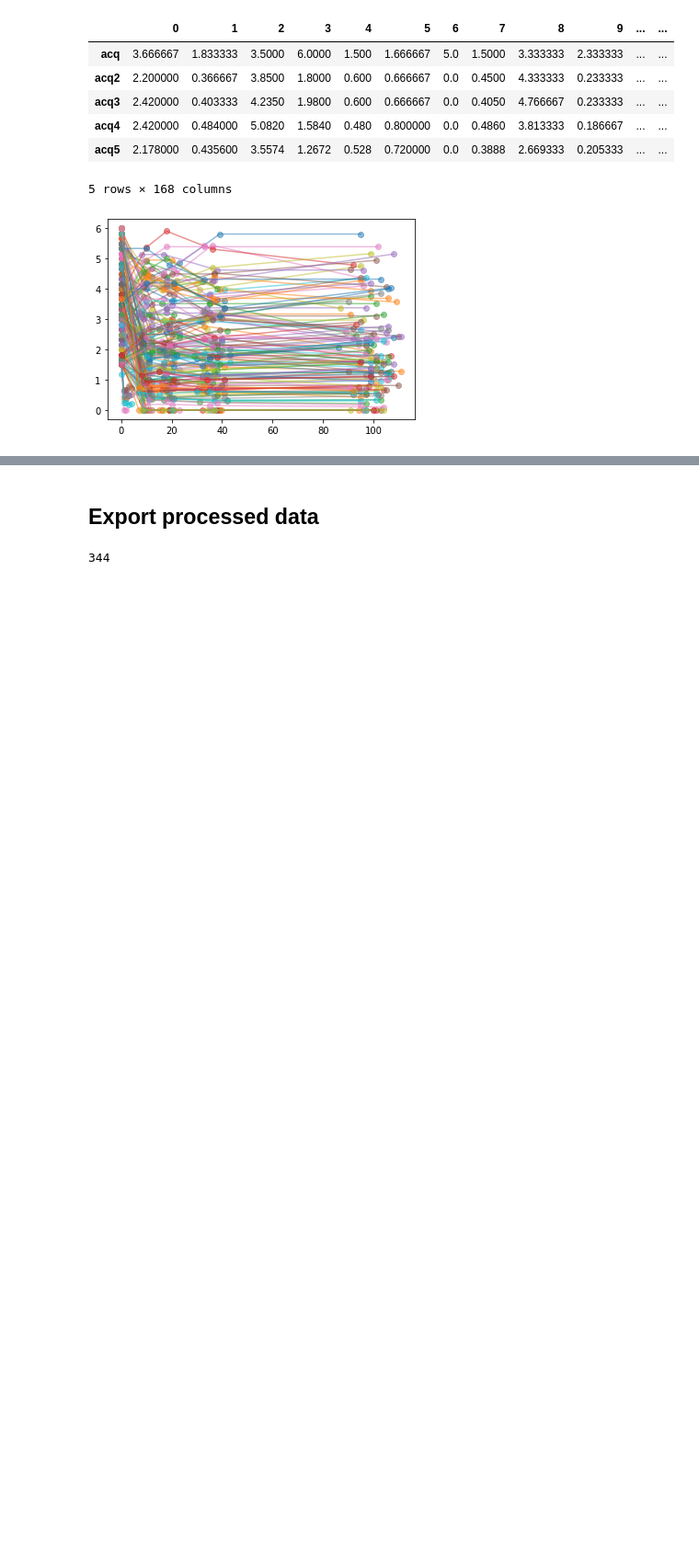
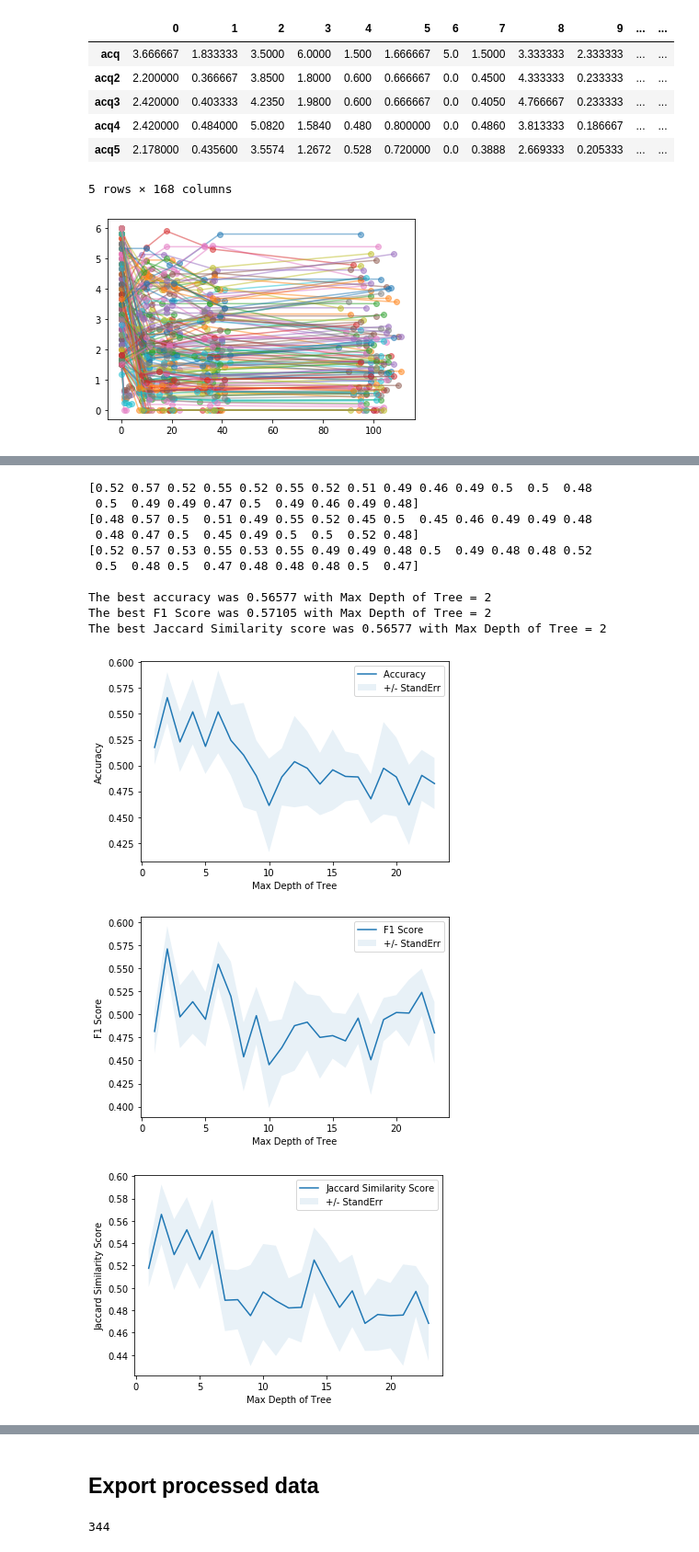
Before and after one commit to dashapyly/octagon-data-science-competition, a Jupyter notebook: notebooks/data-challenge.ipynb, the cells around one changed output, grey strips where cells are left out. Shown at 92% size. Drawn from its saved outputs; the diff is of its cells as text; code cells hidden in the pictures; blank space fills up the shorter version.

```diff
--- a/notebooks/data-challenge.ipynb
+++ b/notebooks/data-challenge.ipynb
@@ -424,0 +562,16 @@ data_inrange
+# %%
+test_param_DT('Max Depth of Tree', 'entropy', "balanced")
+# %% [output]
+[0.52 0.57 0.52 0.55 0.52 0.55 0.52 0.51 0.49 0.46 0.49 0.5  0.5  0.48
+ 0.5  0.49 0.49 0.47 0.5  0.49 0.46 0.49 0.48]
+[0.48 0.57 0.5  0.51 0.49 0.55 0.52 0.45 0.5  0.45 0.46 0.49 0.49 0.48
+ 0.48 0.47 0.5  0.45 0.49 0.5  0.5  0.52 0.48]
+[0.52 0.57 0.53 0.55 0.53 0.55 0.49 0.49 0.48 0.5  0.49 0.48 0.48 0.52
+ 0.5  0.48 0.5  0.47 0.48 0.48 0.48 0.5  0.47]
+
+The best accuracy was 0.56577 with Max Depth of Tree = 2
+The best F1 Score was 0.57105 with Max Depth of Tree = 2
+The best Jaccard Similarity score was 0.56577 with Max Depth of Tree = 2
+[figure, added]
+[figure, added]
+[figure, added]
```
Also changed, not shown: parts of 33 cells of this notebook, 1 other file.
